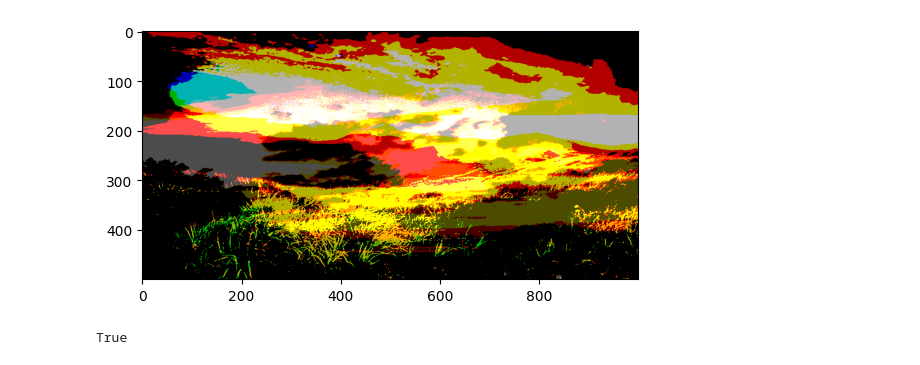
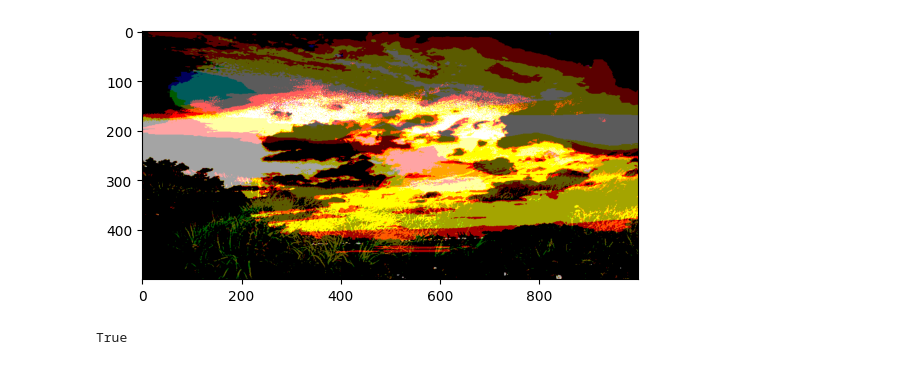
Before and after one commit to XChiChiX/multimedia_final, a Jupyter notebook: multimedia_final.ipynb, the cells around one changed output. Drawn from its saved outputs; the diff is of its cells as text; code cells hidden in the pictures.

```diff
--- a/multimedia_final.ipynb
+++ b/multimedia_final.ipynb
@@ -2,36 +2,39 @@
 import cv2
 import numpy as np
 from matplotlib import pyplot as plt
+import random
 
 def imgBinQuan(img):
     # 獲取影像的高度和寬度
     nr,nc = img.shape[:2]
     # 建立一幅影像，內容使用零填充
     new_img = np.zeros((nr, nc, 3), np.uint8)
     for i in range(nr):
         for j in range(nc):
             for k in range(3):  # 對應RGB三通道
                 if img[i, j][k] < 128:
                     gray = 0
                 else:
                     gray = 255
                 new_img[i, j][k] = np.uint8(gray)
     return new_img
 
 img1 = cv2.imread('istockphoto-517188688-612x612.jpg')
 img2 = cv2.imread('8EF0FE16-075B-4679-99A6-264B74974F73.jpg')
 
 img1 = cv2.resize(img1, (1000, 500))
 img2 = cv2.resize(img2, (1000, 500))
 
 img1 = imgBinQuan(img1[:,:,::-1])
 img2 = imgBinQuan(img2[:,:,::-1])
 
-dst = cv2.addWeighted(img1, 0.7, img2, 0.3, 0)
+weight = random.random()
+
+dst = cv2.addWeighted(img1, weight, img2, 1.0-weight, 0)
 plt.imshow(dst)
 plt.show()
 
 cv2.imwrite('merge.png', dst)
 # %% [output]
-[figure, old version]
+[figure, new version]
 True
```
Also changed, not shown: 2 other files.
